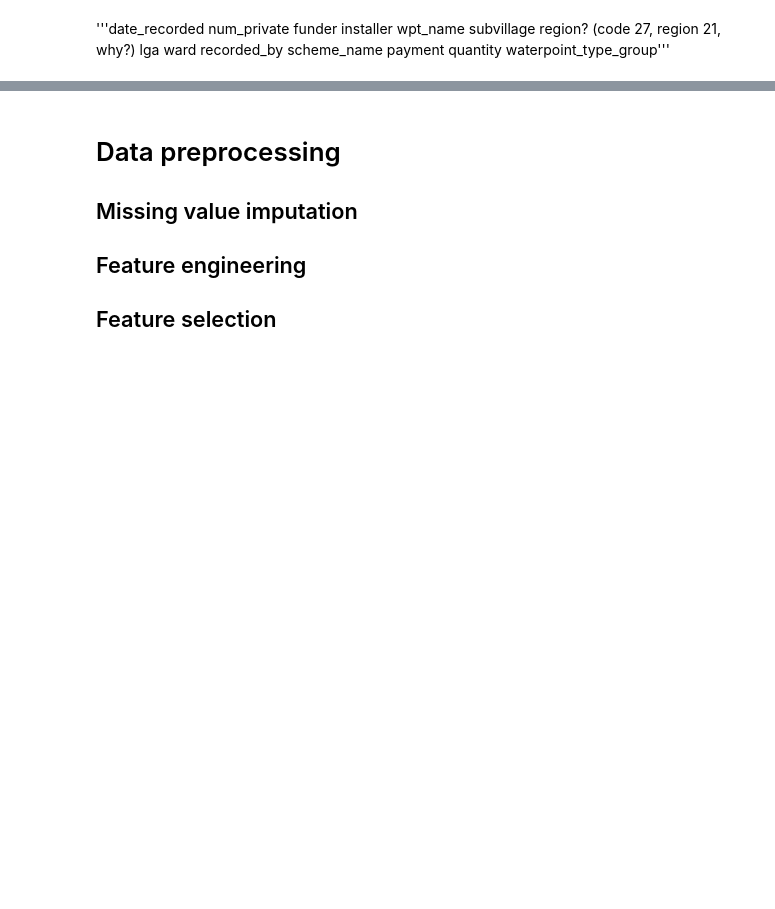
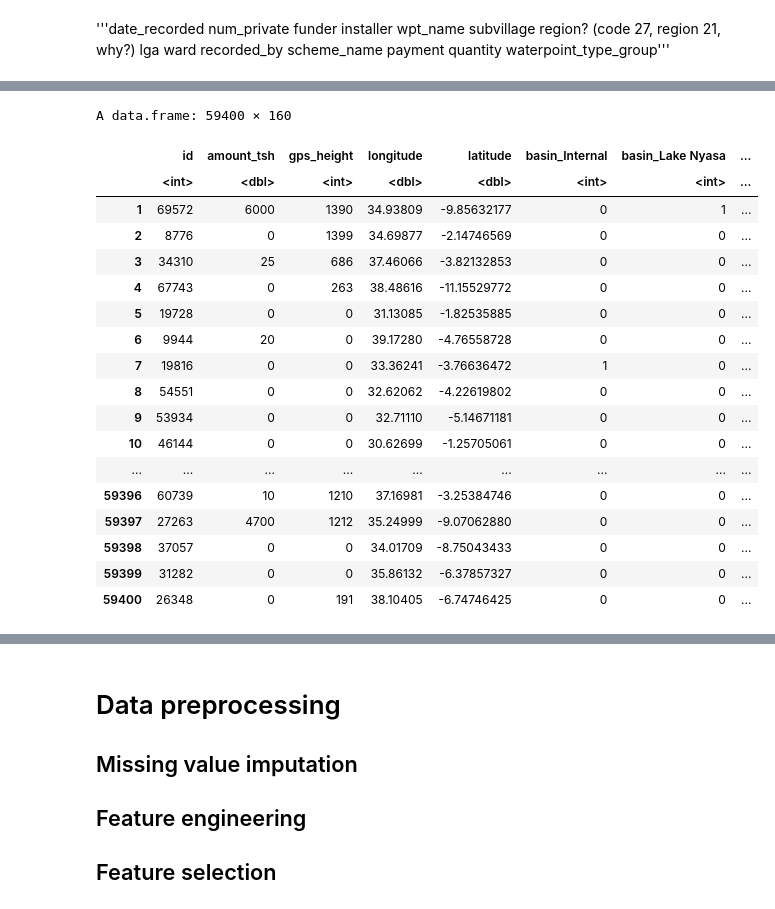
Before and after one commit to Maxlanglet/Projet_ML, a Jupyter notebook: ReportTemplate.ipynb, the cells around one changed output, grey strips where cells are left out. Drawn from its saved outputs; the diff is of its cells as text; code cells hidden in the pictures; blank space fills up the shorter version.

```diff
--- a/ReportTemplate.ipynb
+++ b/ReportTemplate.ipynb
@@ -157,0 +296,8 @@ data1<-replace(dataset,dataset=='',NA)#Replaced to NA
+# %%
+#one hot converstion
+#install.packages('dummies')
+library(dummies)
+
+
+variables_to_keep<-names(X)
+X_onehot <- dummy.data.frame(X[,variables_to_keep], sep="_")
@@ -157,0 +322,23 @@ data1<-replace(dataset,dataset=='',NA)#Replaced to NA
+# %%
+#names(data_factor_onehot)
+X_onehot
+# %% [output]
+A data.frame: 59400 × 160
+|  | id | amount_tsh | gps_height | longitude | latitude | basin_Internal | basin_Lake Nyasa | ... |
+|  | <int> | <dbl> | <int> | <dbl> | <dbl> | <int> | <int> | ... |
+| 1 | 69572 | 6000 | 1390 | 34.93809 | -9.85632177 | 0 | 1 | ... |
+| 2 | 8776 | 0 | 1399 | 34.69877 | -2.14746569 | 0 | 0 | ... |
+| 3 | 34310 | 25 | 686 | 37.46066 | -3.82132853 | 0 | 0 | ... |
+| 4 | 67743 | 0 | 263 | 38.48616 | -11.15529772 | 0 | 0 | ... |
+| 5 | 19728 | 0 | 0 | 31.13085 | -1.82535885 | 0 | 0 | ... |
+| 6 | 9944 | 20 | 0 | 39.17280 | -4.76558728 | 0 | 0 | ... |
+| 7 | 19816 | 0 | 0 | 33.36241 | -3.76636472 | 1 | 0 | ... |
+| 8 | 54551 | 0 | 0 | 32.62062 | -4.22619802 | 0 | 0 | ... |
+| 9 | 53934 | 0 | 0 | 32.71110 | -5.14671181 | 0 | 0 | ... |
+| 10 | 46144 | 0 | 0 | 30.62699 | -1.25705061 | 0 | 0 | ... |
+| ... | ... | ... | ... | ... | ... | ... | ... | ... |
+| 59396 | 60739 | 10 | 1210 | 37.16981 | -3.25384746 | 0 | 0 | ... |
+| 59397 | 27263 | 4700 | 1212 | 35.24999 | -9.07062880 | 0 | 0 | ... |
+| 59398 | 37057 | 0 | 0 | 34.01709 | -8.75043433 | 0 | 0 | ... |
+| 59399 | 31282 | 0 | 0 | 35.86132 | -6.37857327 | 0 | 0 | ... |
+| 59400 | 26348 | 0 | 191 | 38.10405 | -6.74746425 | 0 | 0 | ... |
```
Also changed, not shown: parts of 19 cells of this notebook.
